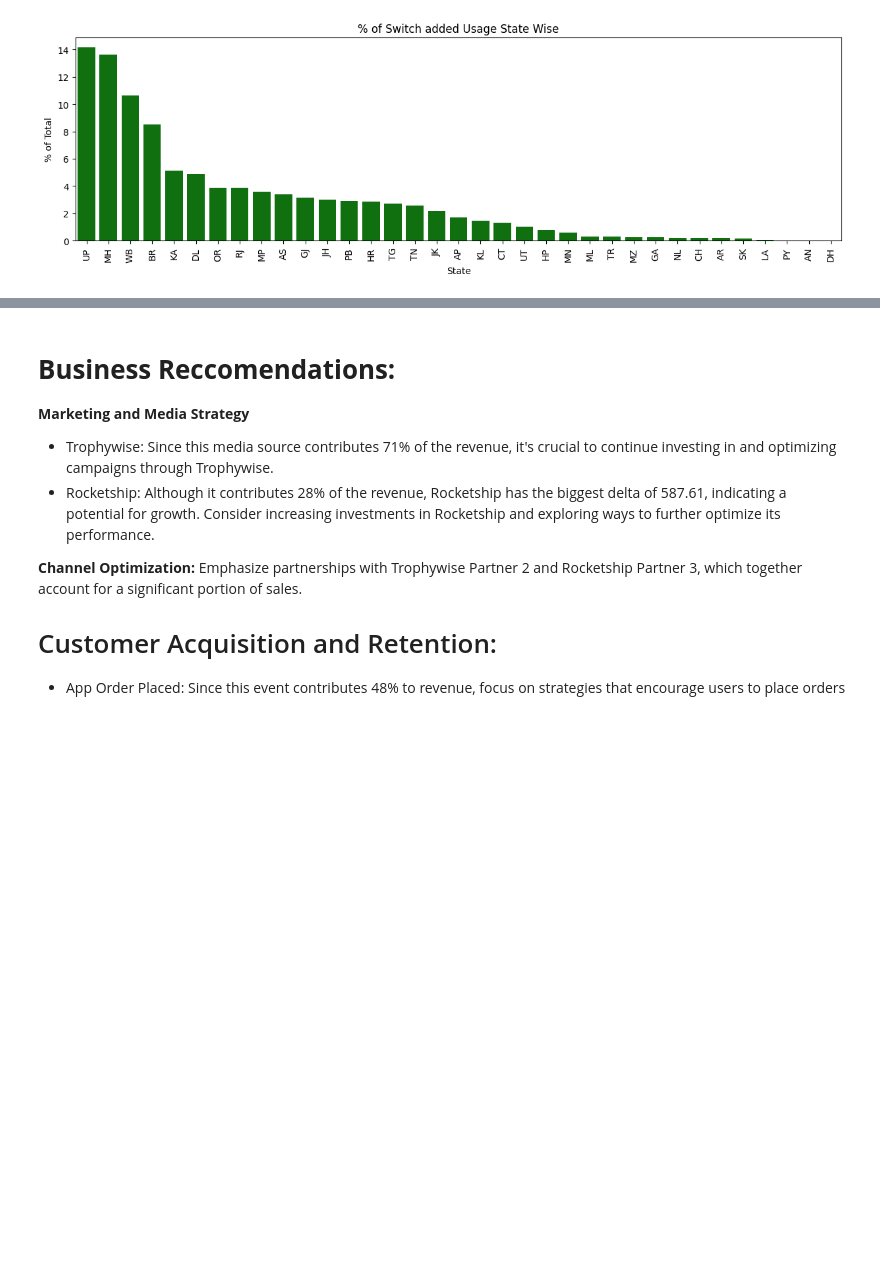
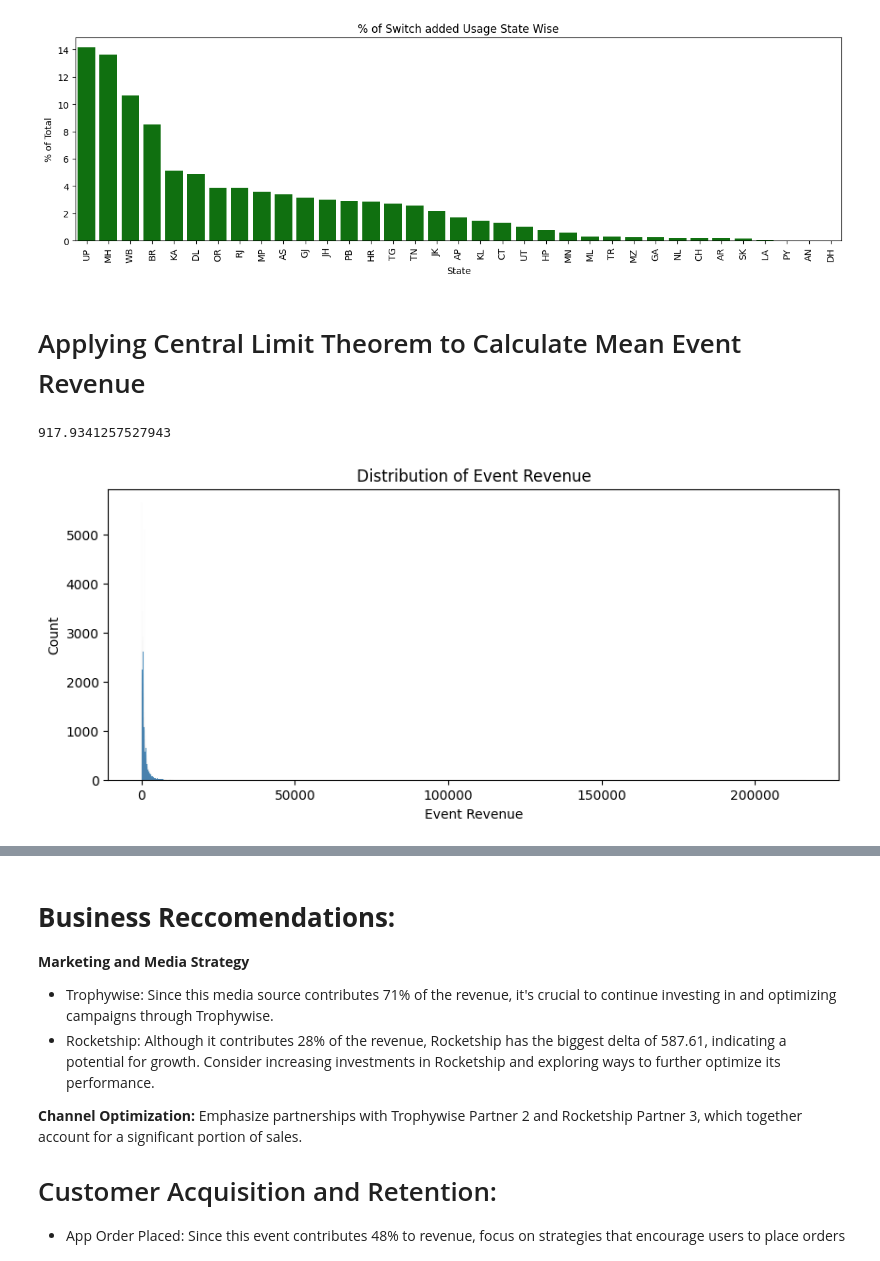
Before and after one commit to kushwahapriya878/Code-Creations, a Jupyter notebook: Truemeds_Business_Case.ipynb, the cells around one changed output, grey strips where cells are left out. Drawn from its saved outputs; the diff is of its cells as text; code cells hidden in the pictures; blank space fills up the shorter version.

```diff
--- a/Truemeds_Business_Case.ipynb
+++ b/Truemeds_Business_Case.ipynb
@@ -876,3 +876,5 @@ plt.ylabel("% of Total")
 plt.show()
 # %% [output]
 [figure]
+# %% [markdown]
+# Applying Central Limit Theorem to Calculate Mean Event Revenue
@@ -878,0 +884,12 @@ plt.show()
+# %%
+df_c['Event Revenue'].mean()
+# %% [output]
+917.9341257527943
+# %%
+plt.figure(figsize=(10, 4))
+sns.histplot(df_c['Event Revenue'])
+plt.title('Distribution of Event Revenue')
+plt.xlabel("Event Revenue")
+plt.show()
+# %% [output]
+[figure, added]
```
Also changed, not shown: parts of 9 cells of this notebook.
